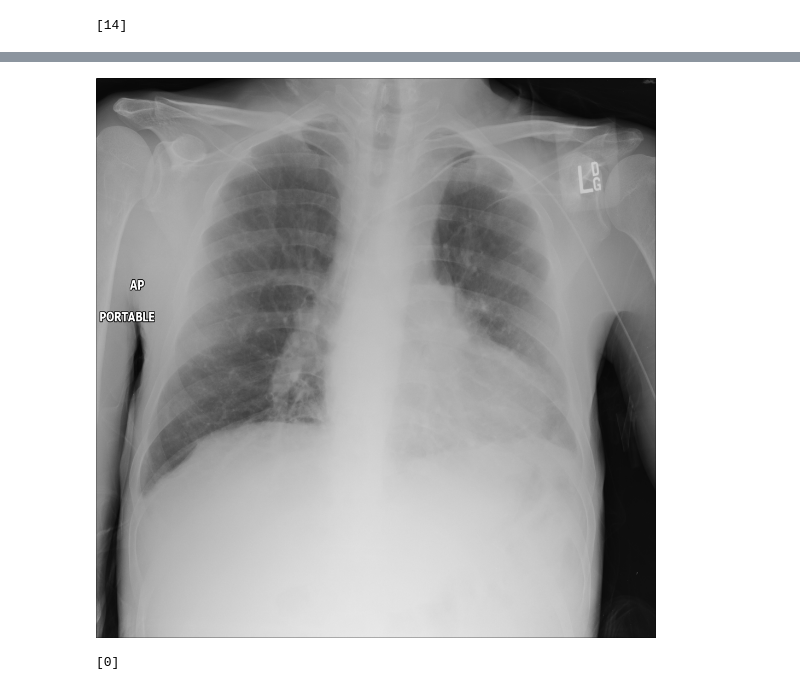
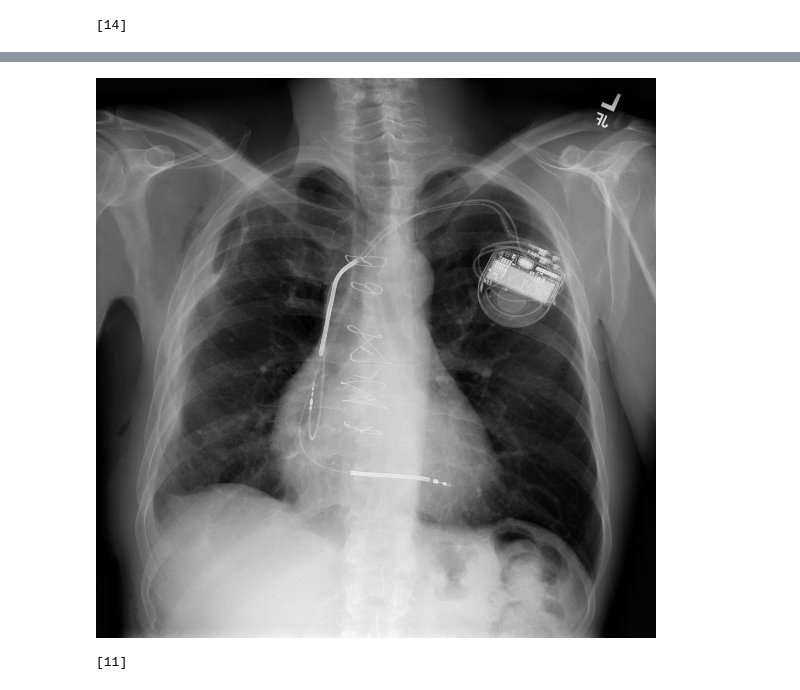
Before and after one commit to foxojs/nih_cxr_project, a Jupyter notebook: vit_pretrained_fine_tune/gradcam.ipynb, the cells around one changed output, grey strips where cells are left out. Cells and saved outputs as stored; diff of their text form; code cells hidden in the pictures.

```diff
--- a/vit_pretrained_fine_tune/gradcam.ipynb
+++ b/vit_pretrained_fine_tune/gradcam.ipynb
@@ -195,9 +195,9 @@ tensor([[0.5546, 0.3429, 0.2486, 0.2080, 0.3499, 0.3875, 0.2719, 0.3439, 0.5012,
        grad_fn=<SigmoidBackward0>)
 # %%
-ds_test[2500]['image']
+ds_test[50]['image']
 # %% [output]
-[figure, old version]
+[figure, new version]
 # %%
-ds_test[2500]['labels']
+ds_test[50]['labels']
 # %% [output]
-[0]
+[11]
```
Also changed, not shown: parts of 2 cells of this notebook.
